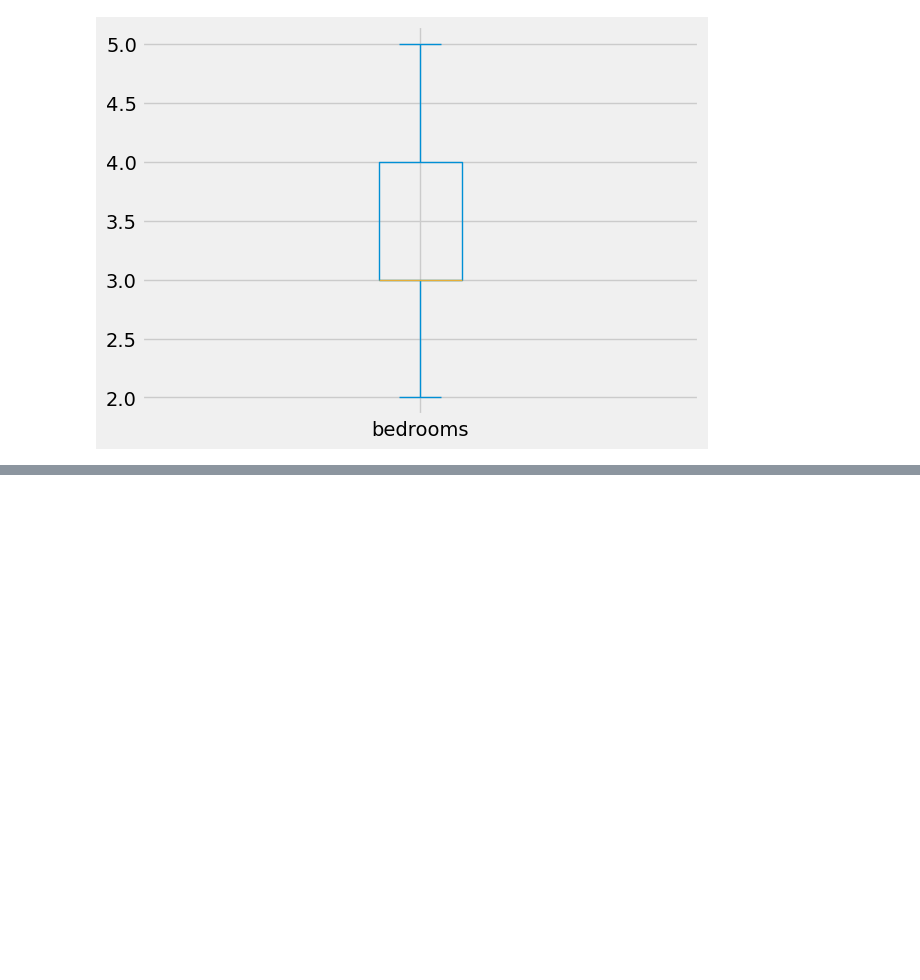
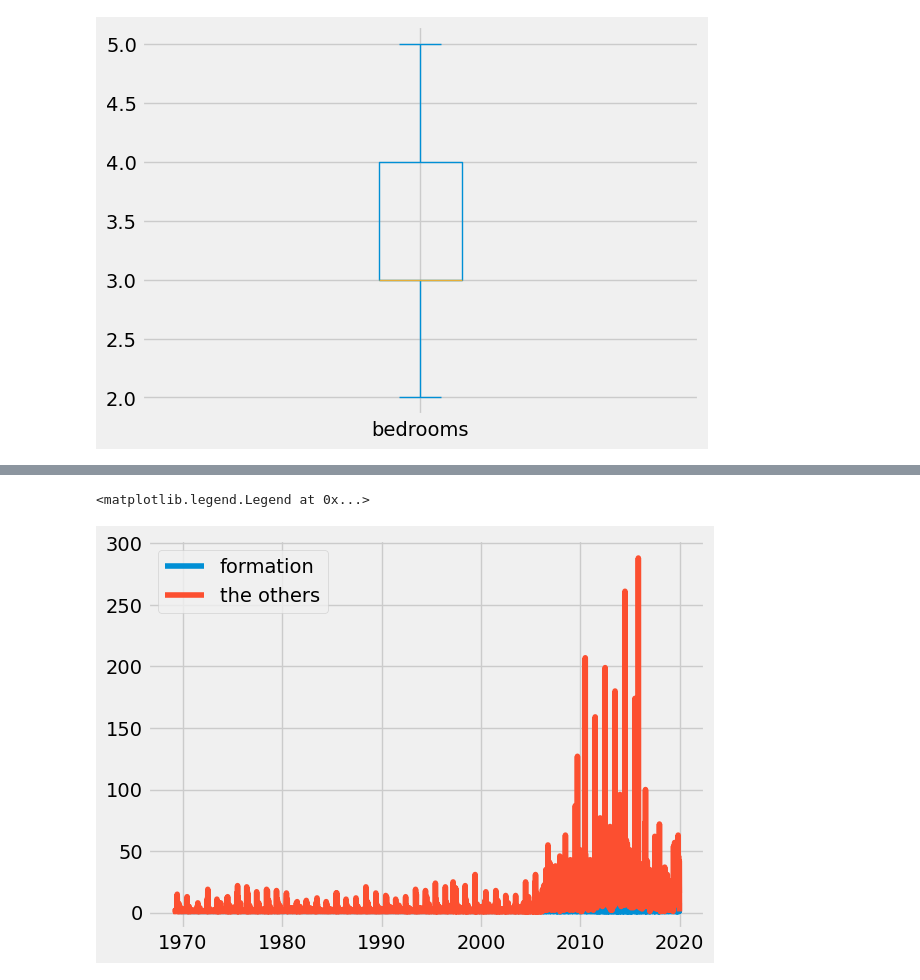
Before and after one commit to minseok06/python, a Jupyter notebook: 14강.ipynb, the cells around one changed output, grey strips where cells are left out. Saved outputs shown, nothing was run; the diff lists cells and outputs as text; code cells hidden in the pictures; blank space fills up the shorter version.

```diff
--- a/14강.ipynb
+++ b/14강.ipynb
@@ -64,0 +74,2 @@ a = houses[["bedrooms","bathrooms"]].boxplot(showfliers=False)
+# %%
+ufos = pd.read_csv("data/nuforc_reports.csv", low_memory=False, parse_dates=['date_time',"posted"])
@@ -64,0 +96,7 @@ a = houses[["bedrooms","bathrooms"]].boxplot(showfliers=False)
+# %%
+ufos[ufos["shape"]=="formation"].date_time.dt.date.value_counts().sort_index().plot(label="formation")
+ufos[ufos["shape"]!="formation"].date_time.dt.date.value_counts().sort_index().plot(label="the others")
+plt.legend()
+# %% [output]
+<matplotlib.legend.Legend at 0x...>
+[figure, added]
```
Also changed, not shown: parts of 7 cells of this notebook.
